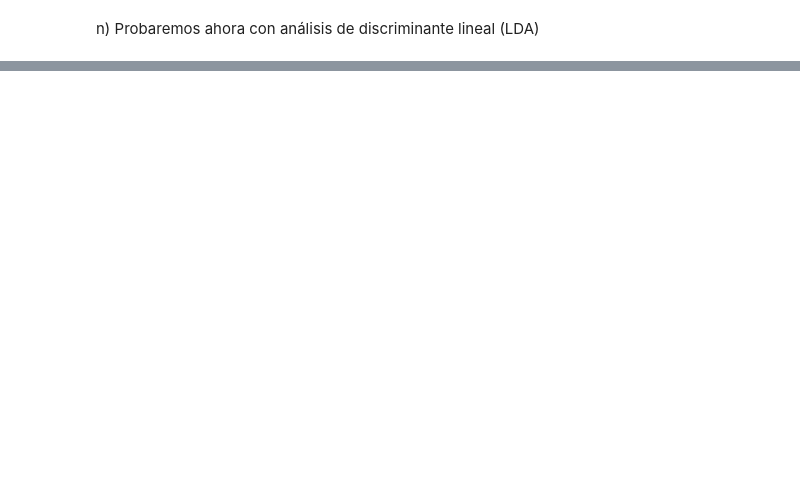
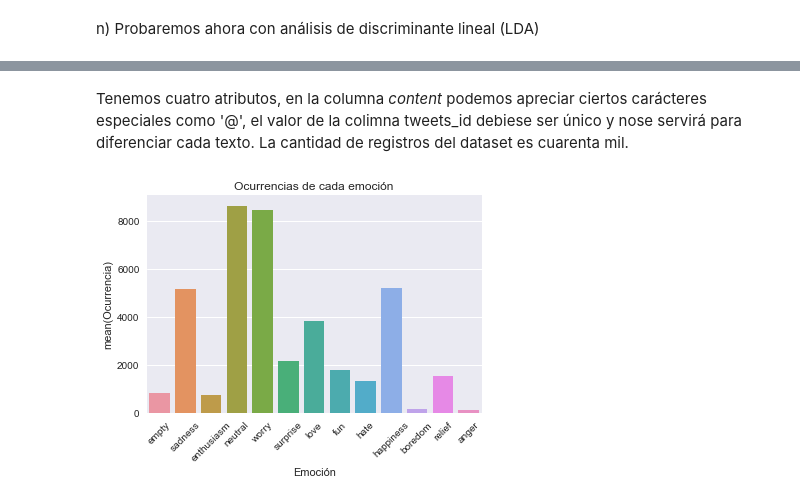
Before and after one commit to TattooeDeer/Tarea-2-ML, a Jupyter notebook: Tarea 2.ipynb, the cells around one changed output, grey strips where cells are left out. Cells and saved outputs as stored; diff of their text form; code cells hidden in the pictures; blank space fills up the shorter version.

```diff
--- a/Tarea 2.ipynb
+++ b/Tarea 2.ipynb
@@ -501,0 +493,3 @@ plt.show()
+# %%
+#carga del dataset
+emotions = pd.read_csv('./emotions/text_emotion.csv')
@@ -501,0 +509,17 @@ plt.show()
+# %% [markdown]
+Tenemos cuatro atributos, en la columna *content* podemos apreciar ciertos carácteres especiales como '@', el valor de la colimna tweets_id debiese ser único y nose servirá para diferenciar cada texto. La cantidad de registros del dataset es cuarenta mil.
+# %%
+c = Counter(emotions.sentiment)
+emotion_types = list(c.keys())
+emotion_count = list(c.values())
+
+emotion_summary = pd.DataFrame()
+emotion_summary['Emoción'] = emotion_types
+emotion_summary['Ocurrencia'] = emotion_count
+
+plt.title('Ocurrencias de cada emoción')
+plt.xlabel('Emoción')
+sn.barplot( x = 'Emoción', y = 'Ocurrencia',data = emotion_summary)
+plt.xticks(rotation = 45);
+# %% [output]
+[figure, added]
```
Also changed, not shown: parts of 29 cells of this notebook, 3 other files.
